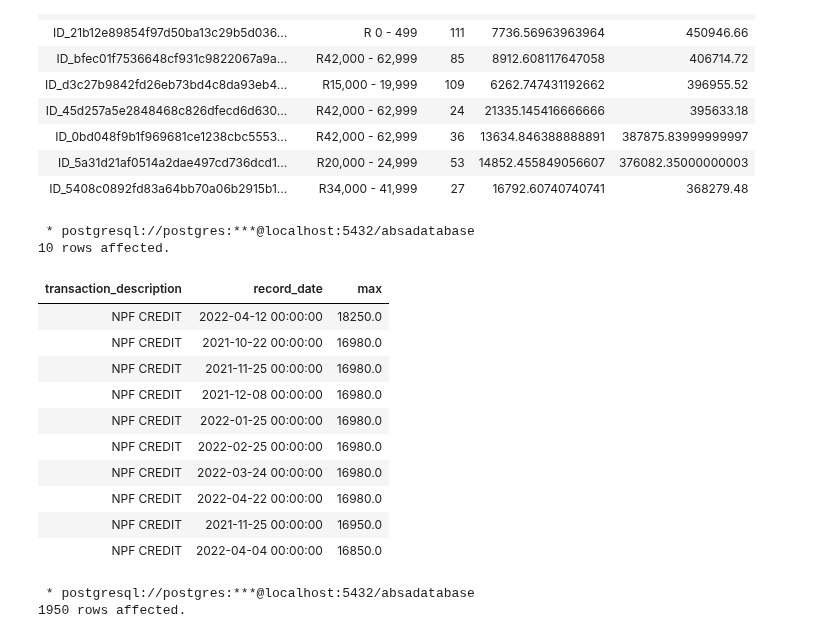
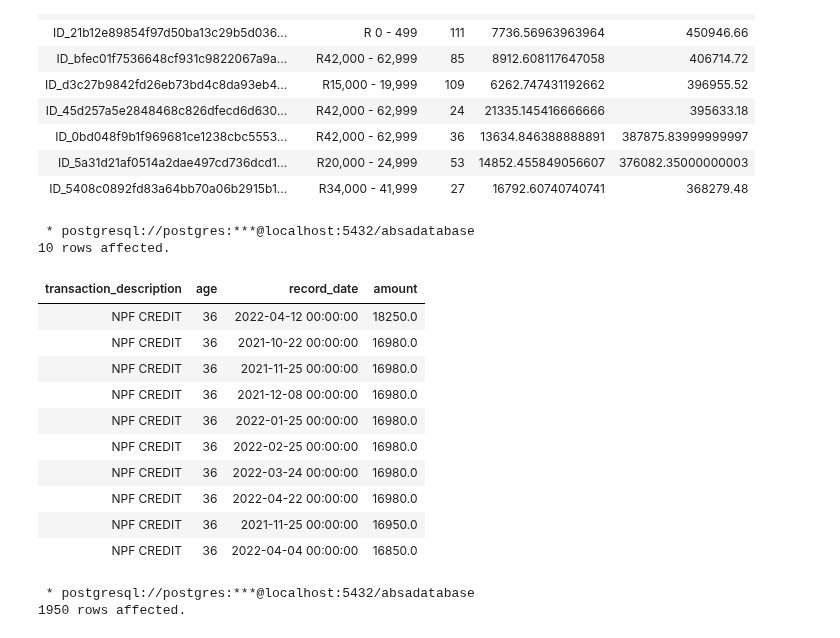
Before and after one commit to The-DigitalAcademy/EXPLORING-ABSA-DATASETS, a Jupyter notebook: assets.ipynb, the cells around one changed output. Cells and saved outputs as stored; diff of their text form; code cells hidden in the pictures.

```diff
--- a/assets.ipynb
+++ b/assets.ipynb
@@ -204,25 +342,28 @@ LIMIT 10;
 | ID_5408c0892fd83a64bb70a06b2915b1... | R34,000 - 41,999 | 27 | 16792.60740740741 | 368279.48 |
 # %%
 %%sql
-select transaction_description, record_date, max(amt) from transactiondata
-where customer_identifier = 'ID_3dbff6158951a0529f5063fc715fd7a1593cbee84ef0c65a20c62c99d1e04c6d67672bf39fac5850ca725e5421c601f6dfbd385e8af024d355673620c8045a9e'
-GROUP BY transaction_description,record_date,amt
-order by amt DESC
+select t.transaction_description, c.age,t.record_date, max(t.amt) as amount from customer c
+JOIN
+TransactionData t
+ON t.customer_identifier = c.customer_identifier
+where t.customer_identifier = 'ID_3dbff6158951a0529f5063fc715fd7a1593cbee84ef0c65a20c62c99d1e04c6d67672bf39fac5850ca725e5421c601f6dfbd385e8af024d355673620c8045a9e'
+GROUP BY t.transaction_description,t.record_date,t.amt, c.age
+order by t.amt DESC
 LIMIT 10
 # %% [output]
  * postgresql://postgres:***@localhost:5432/absadatabase
 10 rows affected.
-| transaction_description | record_date | max |
-| NPF CREDIT | 2022-04-12 00:00:00 | 18250.0 |
-| NPF CREDIT | 2021-10-22 00:00:00 | 16980.0 |
-| NPF CREDIT | 2021-11-25 00:00:00 | 16980.0 |
-| NPF CREDIT | 2021-12-08 00:00:00 | 16980.0 |
-| NPF CREDIT | 2022-01-25 00:00:00 | 16980.0 |
-| NPF CREDIT | 2022-02-25 00:00:00 | 16980.0 |
-| NPF CREDIT | 2022-03-24 00:00:00 | 16980.0 |
-| NPF CREDIT | 2022-04-22 00:00:00 | 16980.0 |
-| NPF CREDIT | 2021-11-25 00:00:00 | 16950.0 |
-| NPF CREDIT | 2022-04-04 00:00:00 | 16850.0 |
+| transaction_description | age | record_date | amount |
+| NPF CREDIT | 36 | 2022-04-12 00:00:00 | 18250.0 |
+| NPF CREDIT | 36 | 2021-10-22 00:00:00 | 16980.0 |
+| NPF CREDIT | 36 | 2021-11-25 00:00:00 | 16980.0 |
+| NPF CREDIT | 36 | 2021-12-08 00:00:00 | 16980.0 |
+| NPF CREDIT | 36 | 2022-01-25 00:00:00 | 16980.0 |
+| NPF CREDIT | 36 | 2022-02-25 00:00:00 | 16980.0 |
+| NPF CREDIT | 36 | 2022-03-24 00:00:00 | 16980.0 |
+| NPF CREDIT | 36 | 2022-04-22 00:00:00 | 16980.0 |
+| NPF CREDIT | 36 | 2021-11-25 00:00:00 | 16950.0 |
+| NPF CREDIT | 36 | 2022-04-04 00:00:00 | 16850.0 |
 # %%
 %%sql
 select transaction_description, record_date,amt,account_balance, count(transaction_description)  from transactiondata
```
Also changed, not shown: parts of 5 cells of this notebook.
